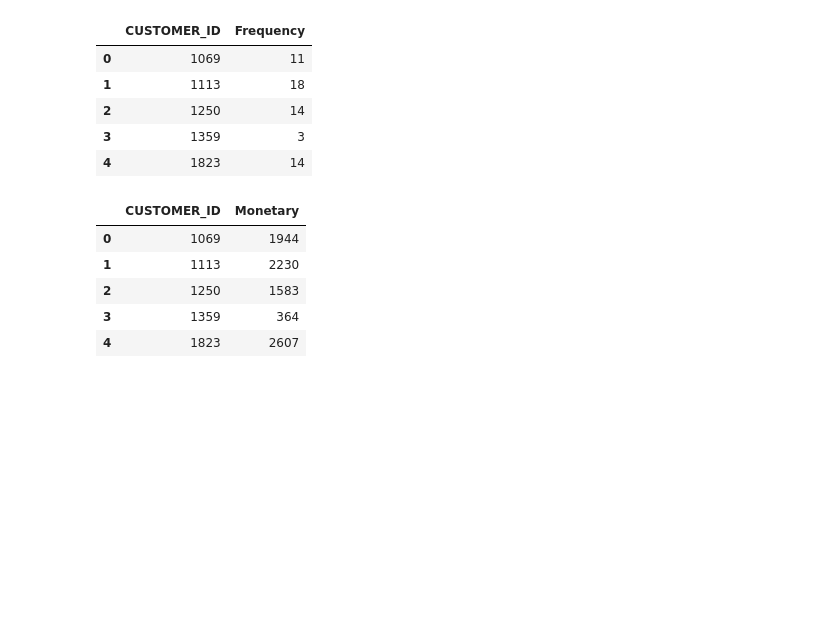
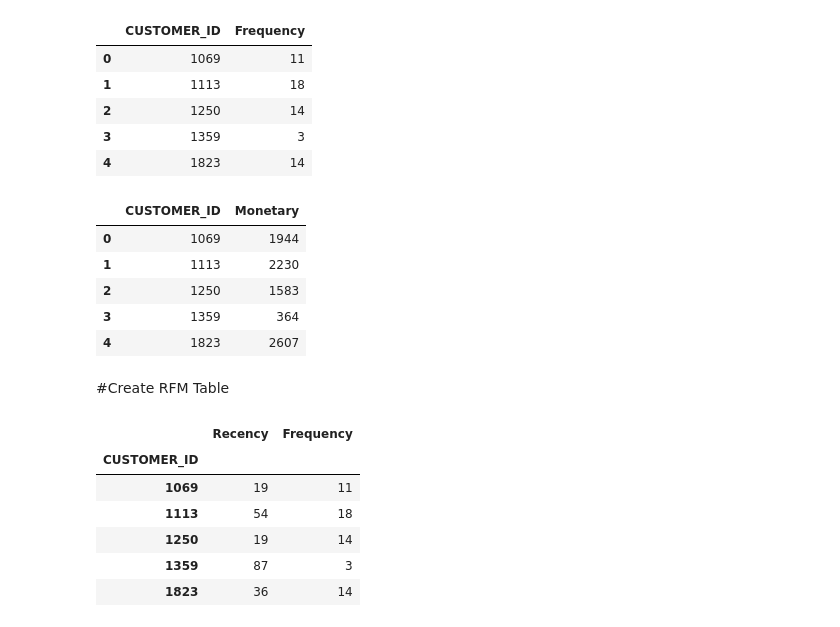
Before and after one commit to kristaLumbantoruan/customer-clustering-for-crm-in-xyz-store, a Jupyter notebook: Customer_Clustering.ipynb, the cells around one changed output. Saved outputs shown, nothing was run; the diff lists cells and outputs as text; code cells hidden in the pictures; blank space fills up the shorter version.

```diff
--- a/Customer_Clustering.ipynb
+++ b/Customer_Clustering.ipynb
@@ -250,3 +250,17 @@ MScores.reset_index().head()
 | 2 | 1250 | 1583 |
 | 3 | 1359 | 364 |
 | 4 | 1823 | 2607 |
+# %% [markdown]
+#Create RFM Table
+# %%
+#merge recency dataframe with frequency dataframe
+temp_df=RScores.merge(FScores, on = 'CUSTOMER_ID')
+temp_df.head()
+# %% [output]
+|  | Recency | Frequency |
+| CUSTOMER_ID |  |  |
+| 1069 | 19 | 11 |
+| 1113 | 54 | 18 |
+| 1250 | 19 | 14 |
+| 1359 | 87 | 3 |
+| 1823 | 36 | 14 |
```
Also changed, not shown: parts of 3 cells of this notebook.
